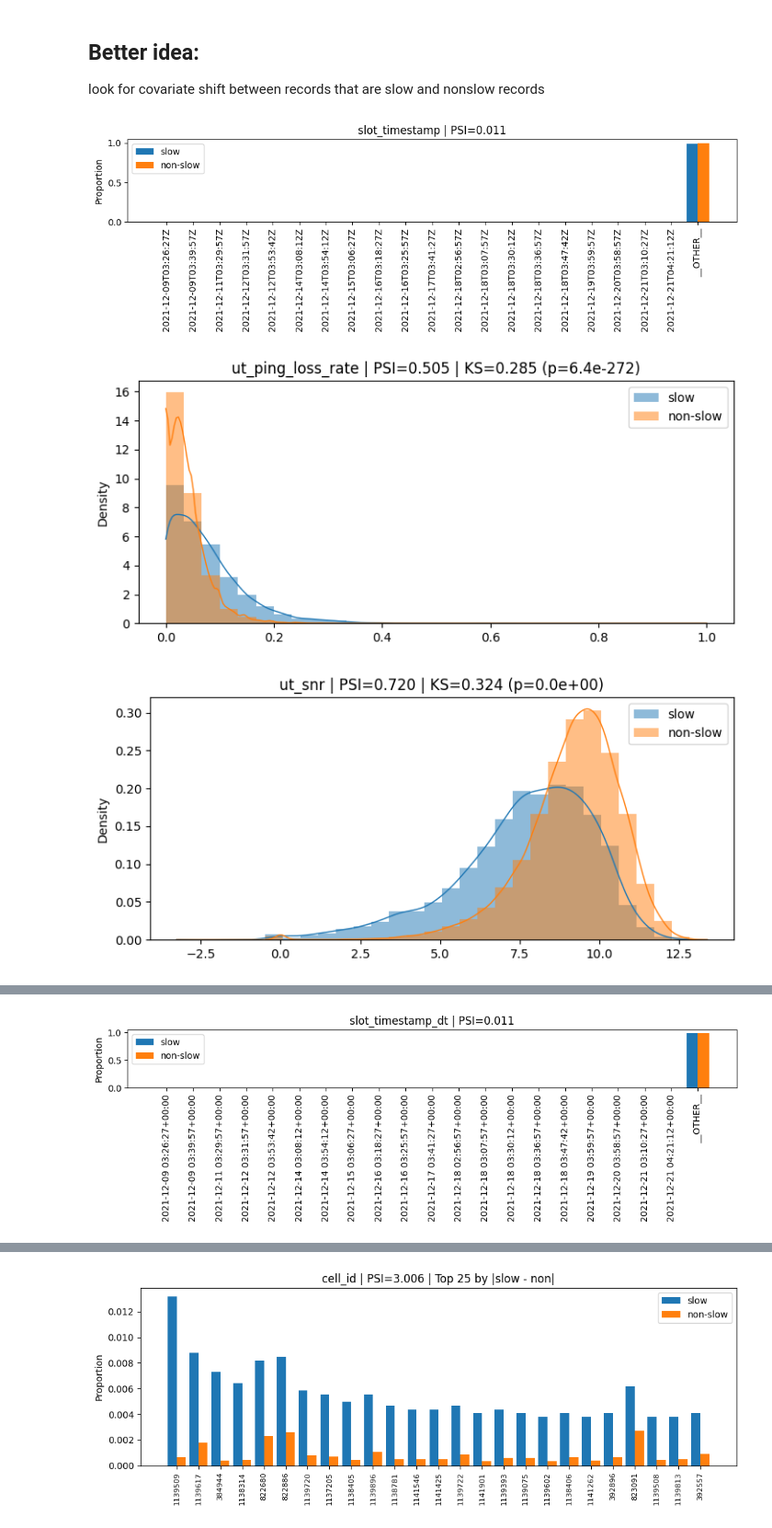
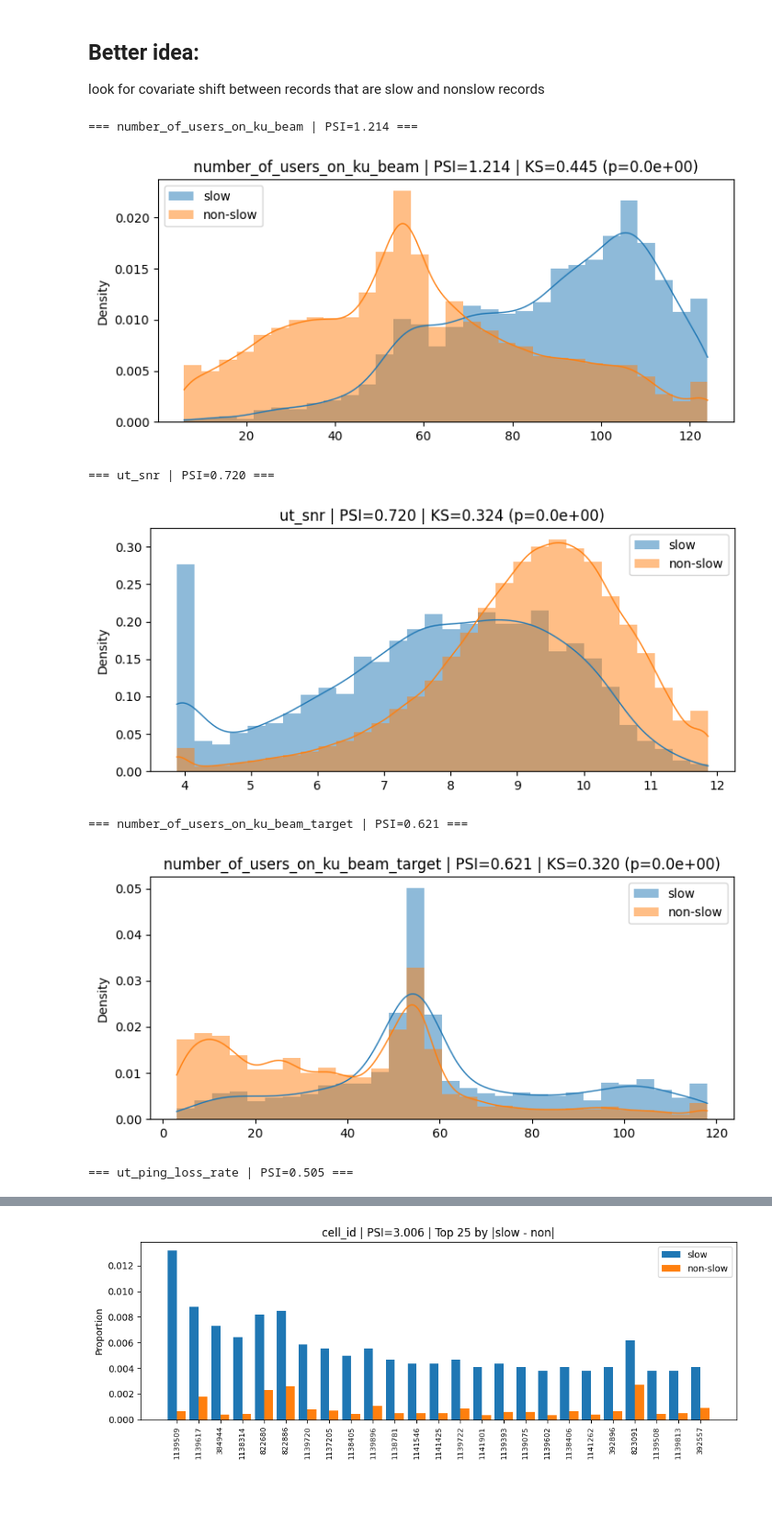
Before and after one commit to imeyer2/spacex_starlink_datascience_interview, a Jupyter notebook: main.ipynb, the cells around one changed output, grey strips where cells are left out. Shown at 92% size. Cells and saved outputs as stored; diff of their text form; code cells hidden in the pictures; blank space fills up the shorter version.

```diff
--- a/main.ipynb
+++ b/main.ipynb
@@ -155,18 +161,17 @@ look for covariate shift between records that are slow and nonslow records
 slow_records = metrics_df[metrics_df['router_speedtest_tcp_64_download_Mbps_avg'] < 50]
 nonslow_records = metrics_df[metrics_df['router_speedtest_tcp_64_download_Mbps_avg'] >= 50]
 # %%
+
 
 scol = 'router_speedtest_tcp_64_download_Mbps_avg'
 features = [
     'slot_timestamp','ut_ping_loss_rate',
-    # 'cell_id',
-    # 'home_pop_id','gateway_id','satellite_id',
     'ut_snr','expected_min_snr','ut_latency',
     'ut_sat_elevation_angle_mean','number_of_ku_beam_targets','number_of_users_on_ku_beam',
     'number_of_users_on_ku_beam_target',
-    # 'ku_beam_target_cell_id',
     'local_hour','country_code','slot_timestamp_dt',
-    'time_bin'
+    'time_bin',
+    'cell_id'
 ]
 
 # Ensure time features exist
@@ -196,7 +201,7 @@ def psi_categorical(a, b, top=20):
     sa = a.astype('string'); sb = b.astype('string')
     vc = pd.concat([sa, sb]).value_counts()
     keep = set(vc.head(top).index)
-    sa = sa.where(sa.isin(keep), '__OTHER__'); sb = sb.where(sb.isin(keep), '__OTHER__')
+    sa = sa.where(sa.isin(keep), '__OTHER__'); sb = sb.where(sb.isin(keep), '__OTHER__') # a MSFT trick i picked up is to bin the rest into __OTHER__ to avoid a crazy dimensionality explosion!!!!
     cats = list(sorted(set(pd.concat([sa, sb]).dropna().unique())))
     pa = sa.value_counts(normalize=True).reindex(cats, fill_value=0).values
     pb = sb.value_counts(normalize=True).reindex(cats, fill_value=0).values
@@ -204,66 +209,83 @@ def psi_categorical(a, b, top=20):
     pa /= pa.sum(); pb /= pb.sum()
     return float(np.sum((pa - pb) * np.log(pa / pb))), cats, pa, pb
 
+#Compute PSI
+psi_results = []
 for f in features:
     if f not in metrics_df.columns:
         continue
     a = slow[f].dropna()
     b = non[f].dropna()
     if a.empty or b.empty:
-        print(f'{f}: skip (empty a/b)')
         continue
+    if is_numeric_dtype(metrics_df[f]):
+        psi = psi_numeric(a, b)
+        psi_results.append({'feature': f, 'psi': psi, 'type': 'numeric', 'a': a, 'b': b})
+    else:
+        psi, cats, pa, pb = psi_categorical(a, b, top=20)
+        psi_results.append({'feature': f, 'psi': psi, 'type': 'categorical', 'a': a, 'b': b, 'cats': cats, 'pa': pa, 'pb': pb})
 
-    if is_numeric_dtype(metrics_df[f]):
-        av = pd.to_numeric(a, errors='coerce').dropna().values
-        bv = pd.to_numeric(b, errors='coerce').dropna().values
+#Sort by PSI descending
+psi_results_sorted = sorted(psi_results, key=lambda d: -np.nan_to_num(d['psi'], nan=-999))
+
+# Plot in order
+for res in psi_results_sorted:
+    f = res['feature']
+    psi = res['psi']
+    print(f"\n=== {f} | PSI={psi:.3f} ===")
+    if res['type'] == 'numeric':
+        av = pd.to_numeric(res['a'], errors='coerce').dropna().values
+        bv = pd.to_numeric(res['b'], errors='coerce').dropna().values
         if av.size == 0 or bv.size == 0:
             print(f'{f}: skip (non-numeric after coercion)')
             continue
-
-        psi = psi_numeric(a, b)
-        if np.unique(av).size > 1 and np.unique(bv).size > 1:
-            ks = ks_2samp(av, bv, alternative='two-sided', mode='auto')
+        # Clip outliers to 1st–99th percentile
+        all_vals = np.concatenate([av, bv])
+        p1, p99 = np.percentile(all_vals, [1, 99])
+        av_clip = np.clip(av, p1, p99)
+        bv_clip = np.clip(bv, p1, p99)
+        if np.unique(av_clip).size > 1 and np.unique(bv_clip).size > 1:
+            ks = ks_2samp(av_clip, bv_clip, alternative='two-sided', mode='auto')
             ks_stat, ks_p = float(ks.statistic), float(ks.pvalue)
         else:
             ks_stat, ks_p = np.nan, np.nan
-
-        edges = np.histogram_bin_edges(np.concatenate([av, bv]), bins=30)
+        edges = np.histogram_bin_edges(np.concatenate([av_clip, bv_clip]), bins=30)
         fig, ax = plt.subplots(figsize=(7.5, 3.5))
-        ax.hist(av, bins=edges, density=True, alpha=0.5, label='slow', edgecolor='none')
-        ax.hist(bv, bins=edges, density=True, alpha=0.5, label='non-slow', edgecolor='none')
-
-        # Optional KDE if sufficient variability
+        ax.hist(av_clip, bins=edges, density=True, alpha=0.5, label='slow', edgecolor='none')
+        ax.hist(bv_clip, bins=edges, density=True, alpha=0.5, label='non-slow', edgecolor='none')
         try:
-            if np.unique(av).size > 1:
+            if np.unique(av_clip).size > 1:
                 xs = np.linspace(edges[0], edges[-1], 256)
-                ax.plot(xs, gaussian_kde(av)(xs), color='C0', linewidth=1)
-            if np.unique(bv).size > 1:
+                ax.plot(xs, gaussian_kde(av_clip)(xs), color='C0', linewidth=1)
+            if np.unique(bv_clip).size > 1:
                 xs = np.linspace(edges[0], edges[-1], 256)
-                ax.plot(xs, gaussian_kde(bv)(xs), color='C1', linewidth=1)
+                ax.plot(xs, gaussian_kde(bv_clip)(xs), color='C1', linewidth=1)
         except Exception:
             pass
-
         ax.set_title(f'{f} | PSI={psi:.3f} | KS={ks_stat if not np.isnan(ks_stat) else np.nan:.3f} (p={ks_p if not np.isnan(ks_p) else np.nan:.1e})')
         ax.legend()
         ax.set_ylabel('Density')
         plt.tight_layout()
         plt.show()
-
     else:
-        psi, cats, pa, pb = psi_categorical(a, b, top=20)
+        cats, pa, pb = res['cats'], res['pa'], res['pb']
         x = np.arange(len(cats))
         w = 0.42
         fig, ax = plt.subplots(figsize=(max(7.5, 0.3*len(cats)+4), 3.5))
         ax.bar(x - w/2, pa, width=w, label='slow')
         ax.bar(x + w/2, pb, width=w, label='non-slow')
         ax.set_xticks(x)
         ax.set_xticklabels(cats, rotation=90)
         ax.set_ylabel('Proportion')
         ax.set_title(f'{f} | PSI={psi:.3f}')
         ax.legend()
         plt.tight_layout()
         plt.show()
 # %% [output]
+=== number_of_users_on_ku_beam | PSI=1.214 ===
-[figure, old version]
+[figure, new version]
+=== ut_snr | PSI=0.720 ===
-[figure, old version]
+[figure, new version]
+=== number_of_users_on_ku_beam_target | PSI=0.621 ===
-[figure, old version]
+[figure, new version]
+=== ut_ping_loss_rate | PSI=0.505 ===
@@ -278 +296,0 @@ for f in features:
-[figure, removed]
```
Also changed, not shown: parts of 24 cells of this notebook.
